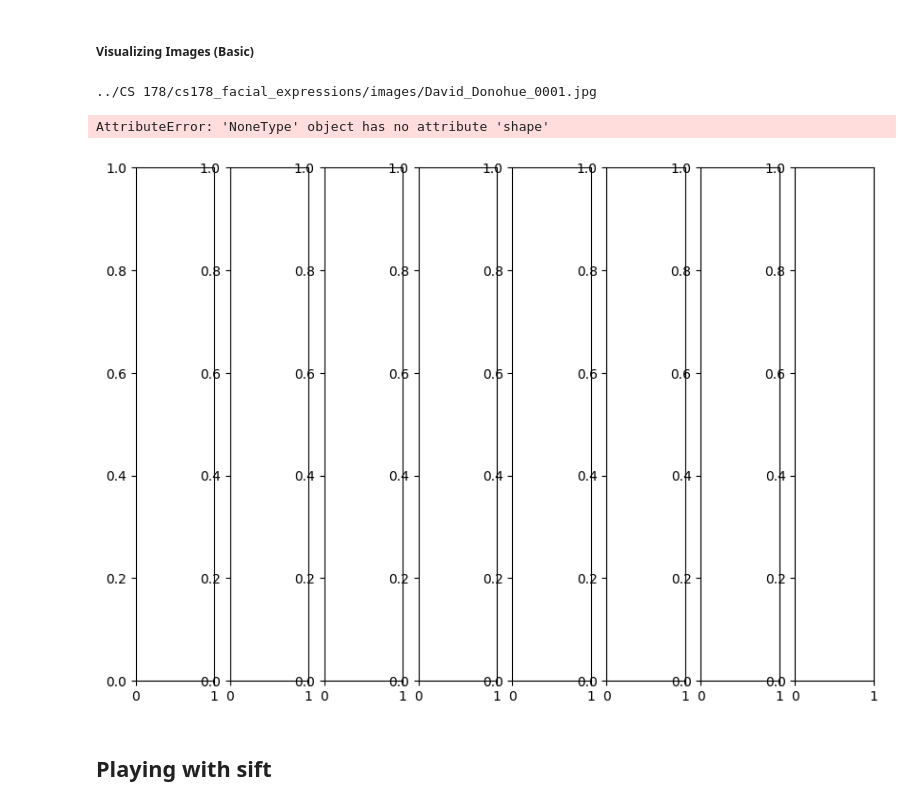
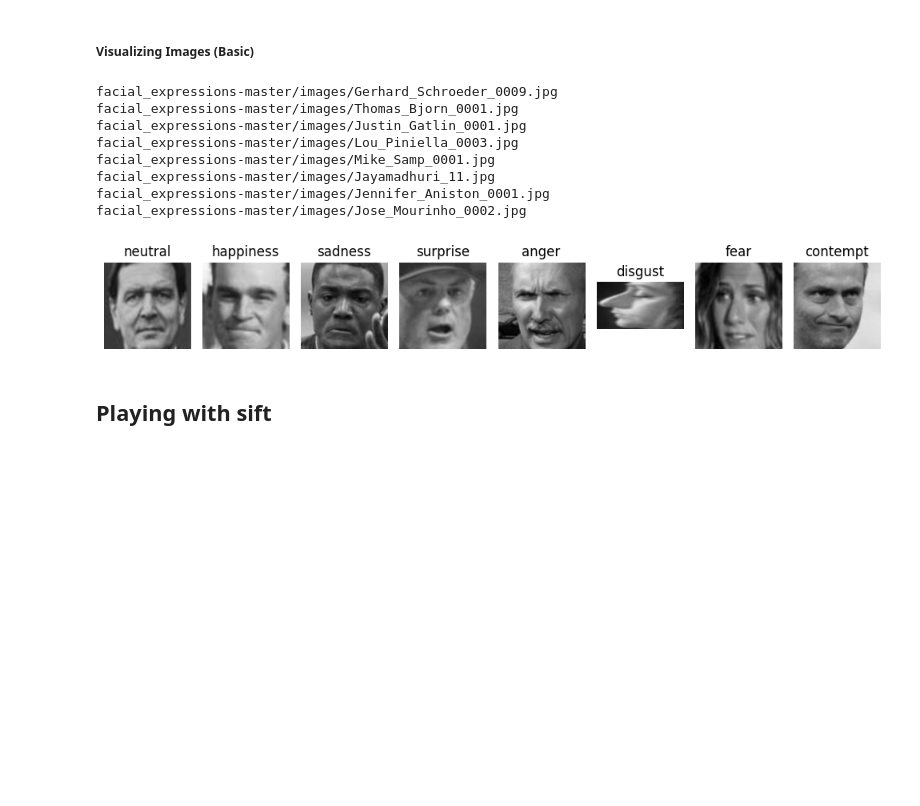
Before and after one commit to brandonkeung/Emotion-Recognition, a Jupyter notebook: cnn-emotion detection.ipynb, the cells around one changed output. Drawn from its saved outputs; the diff is of its cells as text; code cells hidden in the pictures; blank space fills up the shorter version.

```diff
--- a/cnn-emotion detection.ipynb
+++ b/cnn-emotion detection.ipynb
@@ -84,53 +86,63 @@ plt.show()
 # %%
 from io import BytesIO
 from PIL import Image
 import urllib
 
-
-
 class ImageViewer:
-    def read_img(self,id, folder="images"):
+    def read_img(self, id, folder="images"):
         """
-        Read image by it's image name [id]
+        Read image by its image name [id]
         """
-        file = "../CS 178/cs178_facial_expressions/" + folder + "/" + id
+        file = "facial_expressions-master/" + folder + "/" + id
         print(file)
-        im=cv2.imread(str(file),  cv2.IMREAD_GRAYSCALE)
-        return im
+        # Try reading the image
+        try:
+            im = cv2.imread(str(file), cv2.IMREAD_GRAYSCALE)
+            return im
+        except Exception as e:
+            print("Error reading image:", e)
+            return None
 
     def draw_sample_images(self):
         """
         Draws images for each label.
         labels: ['neutral' 'happiness' 'sadness' 'surprise' 'anger' 'disgust' 'fear' 'contempt']
         """
-        ncols=8
-        fig, ax = plt.subplots(nrows=1, ncols=ncols, figsize=(10,7))
+        ncols = 8
+        fig, ax = plt.subplots(nrows=1, ncols=ncols, figsize=(10, 7))
 
-        labels=  ['neutral', 'happiness', 'sadness', 'surprise', 'anger' ,'disgust', 'fear', 'contempt']
+        labels = ['neutral', 'happiness', 'sadness', 'surprise', 'anger', 'disgust', 'fear', 'contempt']
 
-        for col in range(0,ncols):
+        for col in range(0, ncols):
             try:
-                sample = facial_df[facial_df['emotion']==labels[col]]['image'].sample(1).values
+                sample = facial_df[facial_df['emotion'] == labels[col]]['image'].sample(1).values
             except ValueError:
                 continue
 
-            im=self.read_img(sample[0])
+            im = self.read_img(sample[0])
 
-            # [makes images appear the same size] Calculate the aspect ratio to maintain the original image proportions
-            aspect_ratio = im.shape[1] / im.shape[0]
-            ax[col].imshow(im, cmap="gray", vmin=0, vmax=255, extent=[0, 1, 0, 1 * aspect_ratio])
+            # Check if image is read successfully
+            if im is not None:
+                # Calculate the aspect ratio to maintain the original image proportions
+                aspect_ratio = im.shape[1] / im.shape[0]
+                ax[col].imshow(im, cmap="gray", vmin=0, vmax=255, extent=[0, 1, 0, 1 * aspect_ratio])
+                ax[col].set_title(labels[col])
+                ax[col].axis('off')  # Turn off axis labels
 
-
-            ax[col].set_title(labels[col])
-            ax[col].axis('off')  # Turn off axis labels
         fig.tight_layout()
 
 testing = ImageViewer()
 testing.draw_sample_images()
 # %% [output]
-../CS 178/cs178_facial_expressions/images/David_Donohue_0001.jpg
+facial_expressions-master/images/Gerhard_Schroeder_0009.jpg
+facial_expressions-master/images/Thomas_Bjorn_0001.jpg
+facial_expressions-master/images/Justin_Gatlin_0001.jpg
+facial_expressions-master/images/Lou_Piniella_0003.jpg
+facial_expressions-master/images/Mike_Samp_0001.jpg
+facial_expressions-master/images/Jayamadhuri_11.jpg
+facial_expressions-master/images/Jennifer_Aniston_0001.jpg
+facial_expressions-master/images/Jose_Mourinho_0002.jpg
-AttributeError: 'NoneType' object has no attribute 'shape'
-[figure, old version]
+[figure, new version]
 # %% [markdown]
 ## Playing with sift
 # %%
```
Also changed, not shown: parts of 11 cells of this notebook, 1 other file.
